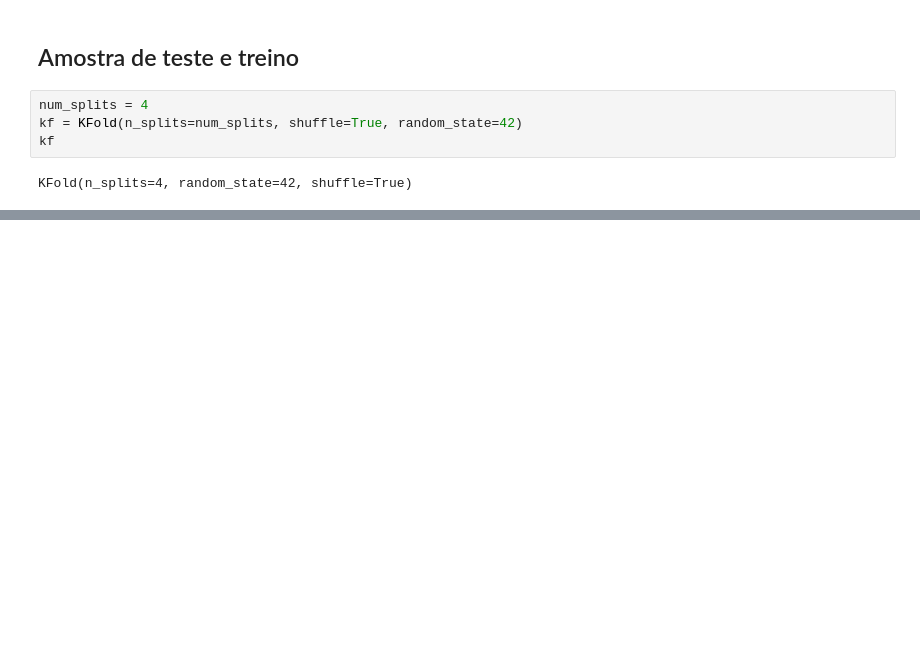
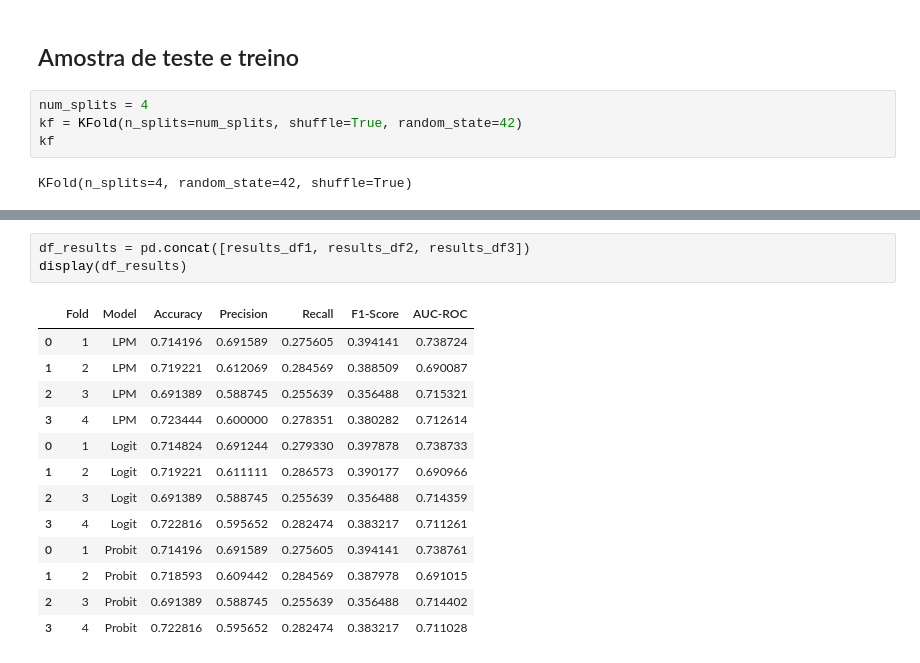
Before and after one commit to ronan-cunha/machine-learning-course, a Jupyter notebook: Notebooks/aula_8_avaliacao_modelos.ipynb, the cells around one changed output, grey strips where cells are left out. Saved outputs shown, nothing was run; the diff lists cells and outputs as text; blank space fills up the shorter version.

```diff
--- a/Notebooks/aula_8_avaliacao_modelos.ipynb
+++ b/Notebooks/aula_8_avaliacao_modelos.ipynb
@@ -168,0 +307,17 @@ display(summary_df)
+# %%
+df_results = pd.concat([results_df1, results_df2, results_df3])
+display(df_results)
+# %% [output]
+|  | Fold | Model | Accuracy | Precision | Recall | F1-Score | AUC-ROC |
+| 0 | 1 | LPM | 0.714196 | 0.691589 | 0.275605 | 0.394141 | 0.738724 |
+| 1 | 2 | LPM | 0.719221 | 0.612069 | 0.284569 | 0.388509 | 0.690087 |
+| 2 | 3 | LPM | 0.691389 | 0.588745 | 0.255639 | 0.356488 | 0.715321 |
+| 3 | 4 | LPM | 0.723444 | 0.600000 | 0.278351 | 0.380282 | 0.712614 |
+| 0 | 1 | Logit | 0.714824 | 0.691244 | 0.279330 | 0.397878 | 0.738733 |
+| 1 | 2 | Logit | 0.719221 | 0.611111 | 0.286573 | 0.390177 | 0.690966 |
+| 2 | 3 | Logit | 0.691389 | 0.588745 | 0.255639 | 0.356488 | 0.714359 |
+| 3 | 4 | Logit | 0.722816 | 0.595652 | 0.282474 | 0.383217 | 0.711261 |
+| 0 | 1 | Probit | 0.714196 | 0.691589 | 0.275605 | 0.394141 | 0.738761 |
+| 1 | 2 | Probit | 0.718593 | 0.609442 | 0.284569 | 0.387978 | 0.691015 |
+| 2 | 3 | Probit | 0.691389 | 0.588745 | 0.255639 | 0.356488 | 0.714402 |
+| 3 | 4 | Probit | 0.722816 | 0.595652 | 0.282474 | 0.383217 | 0.711028 |
```
Also changed, not shown: parts of 11 cells of this notebook.
